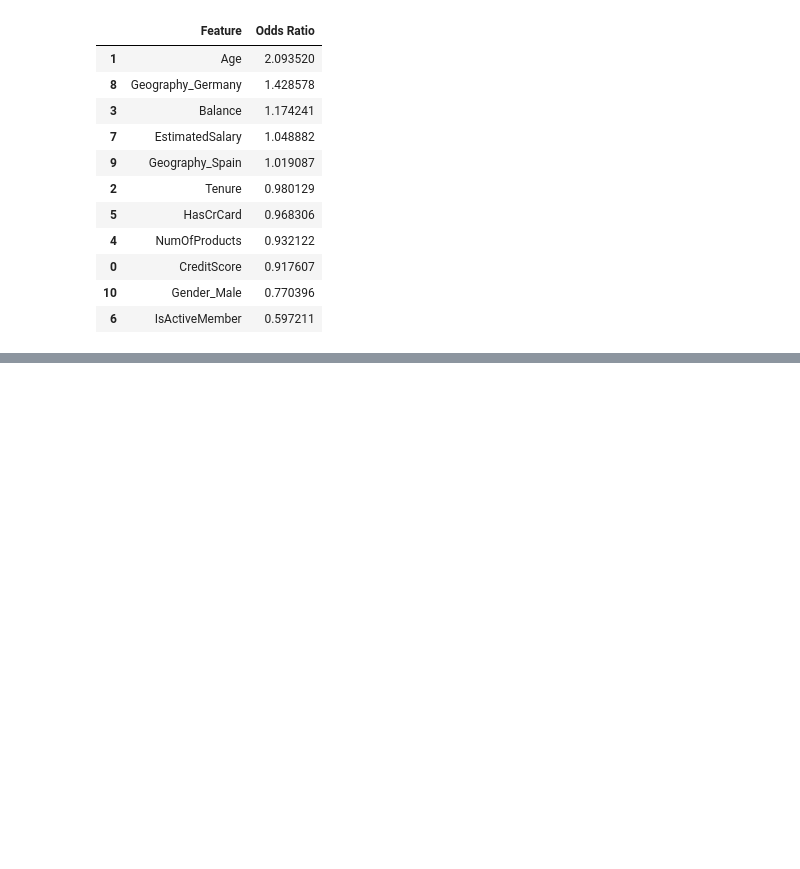
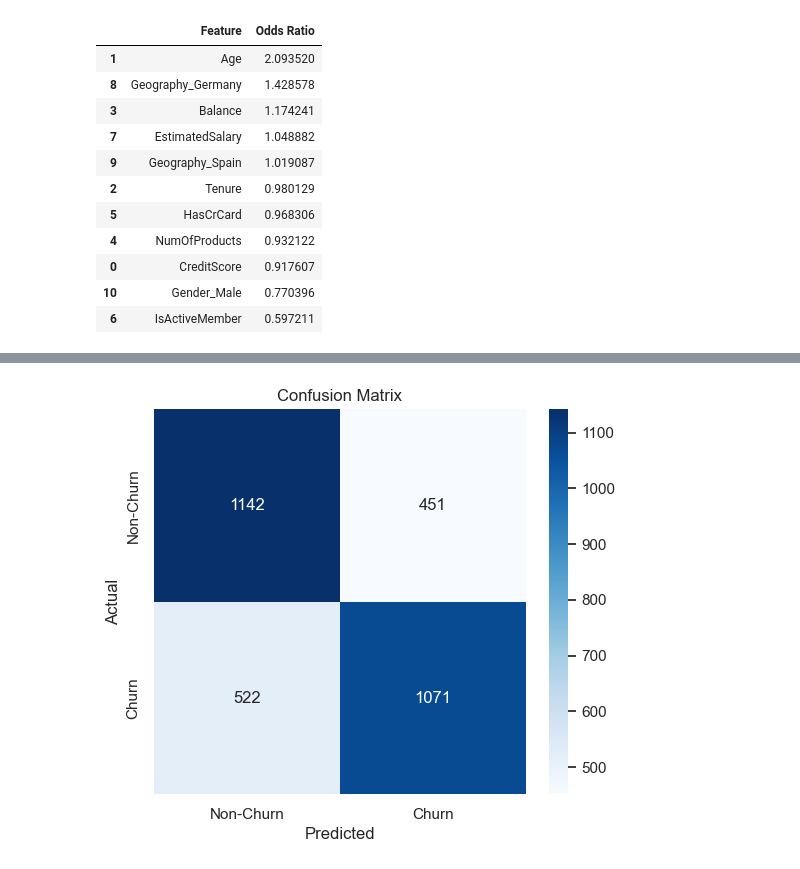
Before and after one commit to kimithora/Tubes-Struktur-Data-Algoritma, a Jupyter notebook: trialerror.ipynb, the cells around one changed output, grey strips where cells are left out. Cells and saved outputs as stored; diff of their text form; code cells hidden in the pictures; blank space fills up the shorter version.

```diff
--- a/trialerror.ipynb
+++ b/trialerror.ipynb
@@ -1158,0 +655,27 @@ weighted avg       0.79      0.71      0.73      2000
+# %%
+from sklearn.metrics import confusion_matrix
+
+cm_b = confusion_matrix(
+    y_test_b,
+    y_pred_b
+)
+
+plt.figure(figsize=(6,5))
+
+sns.heatmap(
+    cm_b,
+    annot=True,
+    fmt="d",
+    cmap="Blues",
+    xticklabels=["Non-Churn","Churn"],
+    yticklabels=["Non-Churn","Churn"]
+)
+
+plt.title("Confusion Matrix")
+
+plt.xlabel("Predicted")
+plt.ylabel("Actual")
+
+plt.show()
+# %% [output]
+[figure, added]
```
Also changed, not shown: parts of 46 cells of this notebook, 10 other files.
